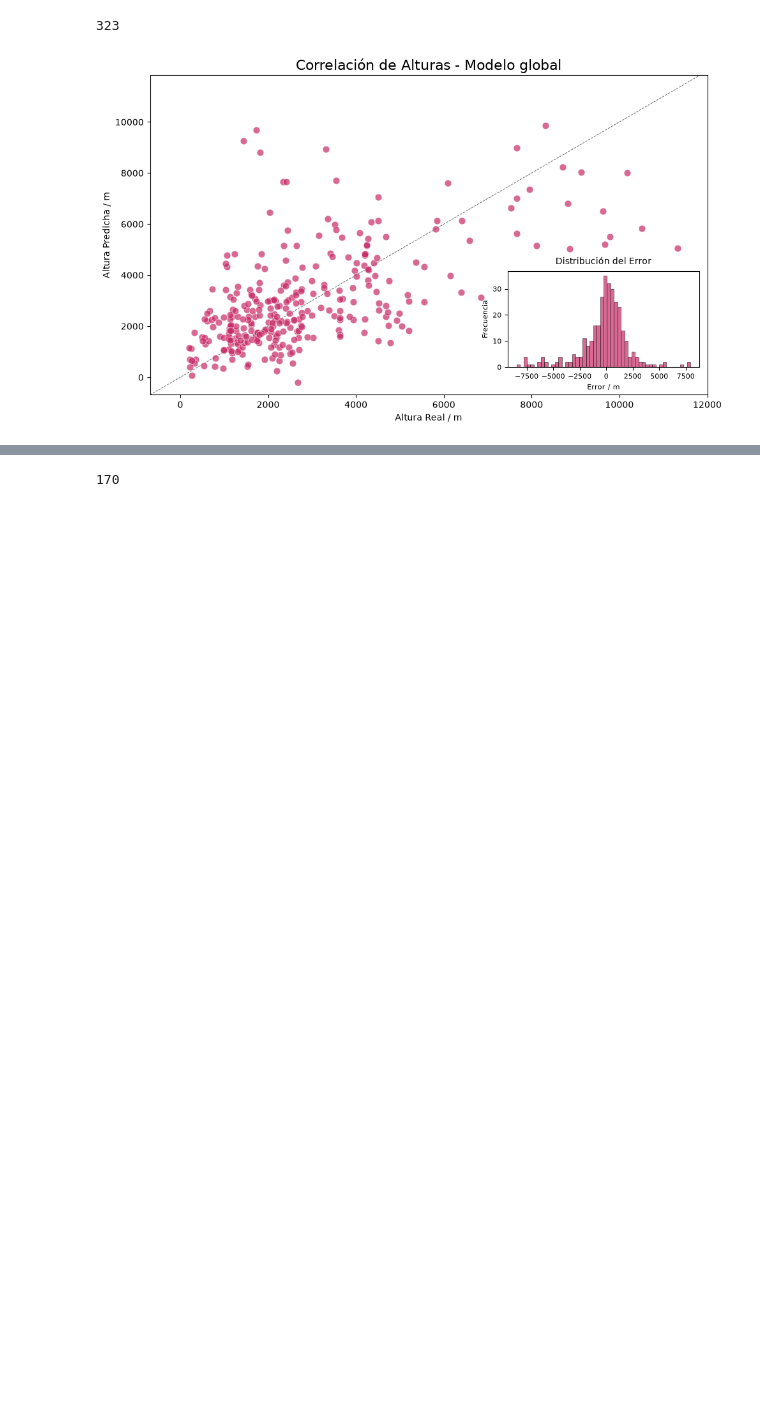
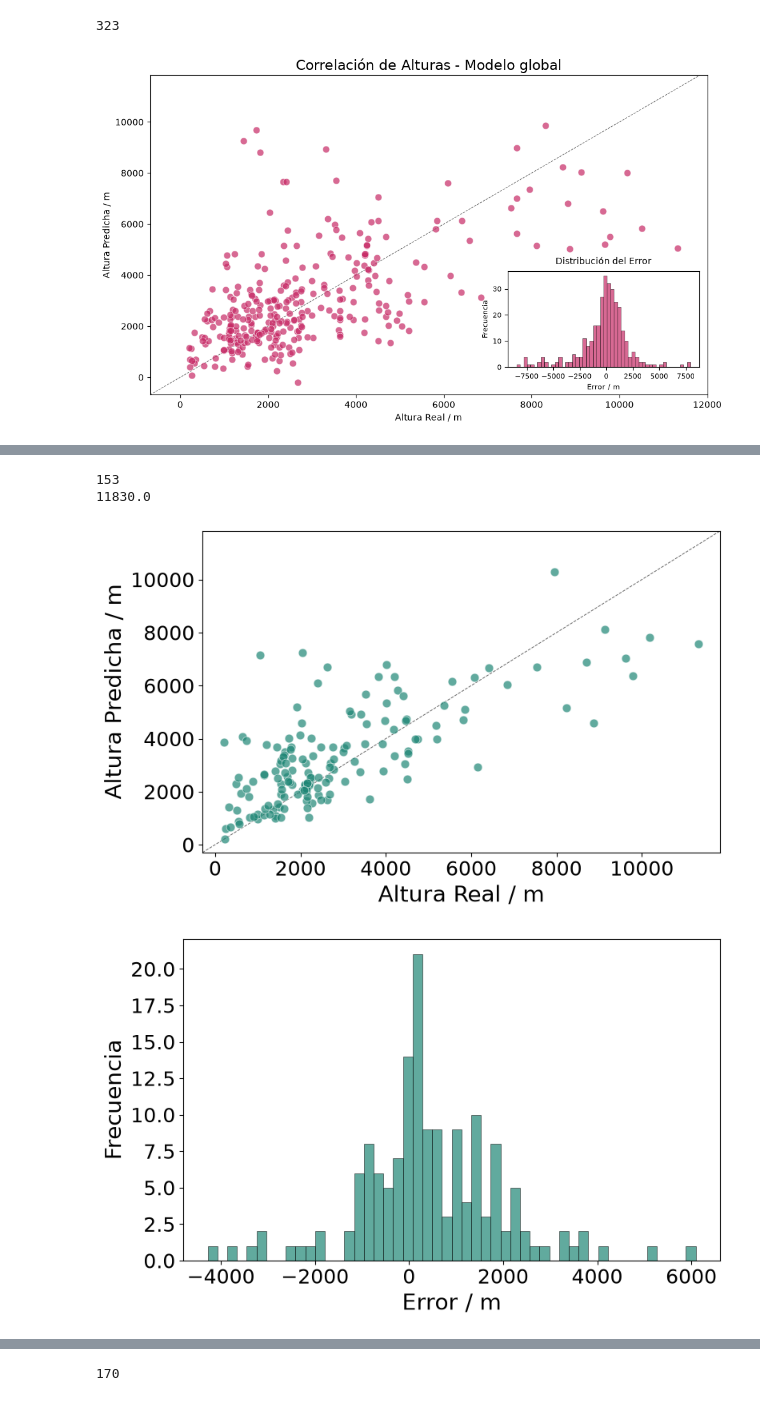
Before and after one commit to veraperez23/CloudBaseHeight, a Jupyter notebook: graphs_results/apartado2/apartado2.ipynb, the cells around one changed output, grey strips where cells are left out. Saved outputs shown, nothing was run; the diff lists cells and outputs as text; code cells hidden in the pictures; blank space fills up the shorter version.

Commit message:
new graphs

```diff
--- a/graphs_results/apartado2/apartado2.ipynb
+++ b/graphs_results/apartado2/apartado2.ipynb
@@ -372,0 +371,51 @@ plt.show()
+# %%
+df = pd.read_csv(r'C:\Users\USUARIO\Documents\TFG_ALTURA\results\test-model_051324\predicciones_detalladas.txt', sep=r'\s*\|\s*', engine='python', skiprows=[1])
+
+df.columns = df.columns.str.strip()
+
+real = df['Real (m)']
+print(len(real))
+predicho = df['Predicho (m)']
+
+error_con_signo = predicho - real
+
+# --- FIGURA 1: PARITY PLOT ---
+fig1, ax1 = plt.subplots(figsize=(8,5))
+
+ax1.scatter(real, predicho, alpha=0.7, color=colores[2], edgecolors='white', linewidth=0.5, s=60)
+
+min_val = min(real.min(), predicho.min()) - 500
+max_val = max(real.max(), predicho.max()) + 500
+
+print(max_val)
+
+ax1.plot([min_val, max_val], [min_val, max_val], 'k--', alpha=0.6, zorder=0, linewidth=0.7)
+
+ax1.set_xlim(min_val, max_val)
+ax1.set_ylim(min_val, max_val)
+
+ax1.set_xlabel('Altura Real / m', fontsize=20)
+ax1.set_ylabel('Altura Predicha / m', fontsize=20)
+#ax1.set_title('Correlación de Alturas - Modelo global', fontsize=16)
+plt.xticks(fontsize=18)
+plt.yticks(fontsize=18)
+fig1.tight_layout()
+
+# --- FIGURA 2: HISTOGRAMA DEL ERROR ---
+fig2, ax2 = plt.subplots(figsize=(8,5))
+
+ax2.hist(error_con_signo, bins=50, color=colores[2], alpha=0.7, edgecolor='black', linewidth=0.5)
+
+ax2.set_xlabel('Error / m', fontsize=20)
+ax2.set_ylabel('Frecuencia', fontsize=20)
+#ax2.set_title('Distribución del Error - Modelo global', fontsize=16)
+plt.xticks(fontsize=18)
+plt.yticks(fontsize=18)
+fig2.tight_layout()
+
+plt.show()
+# %% [output]
+153
+11830.0
+[figure, added]
+[figure, added]
```
Also changed, not shown: parts of 4 cells of this notebook.
